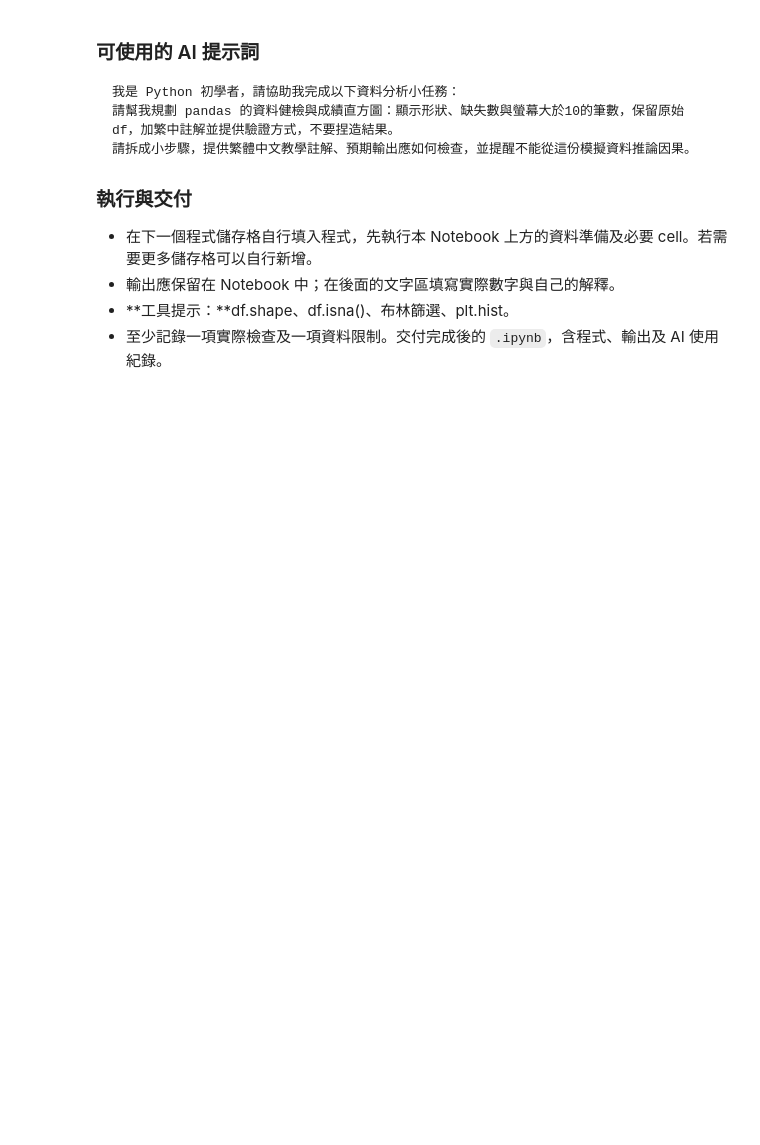
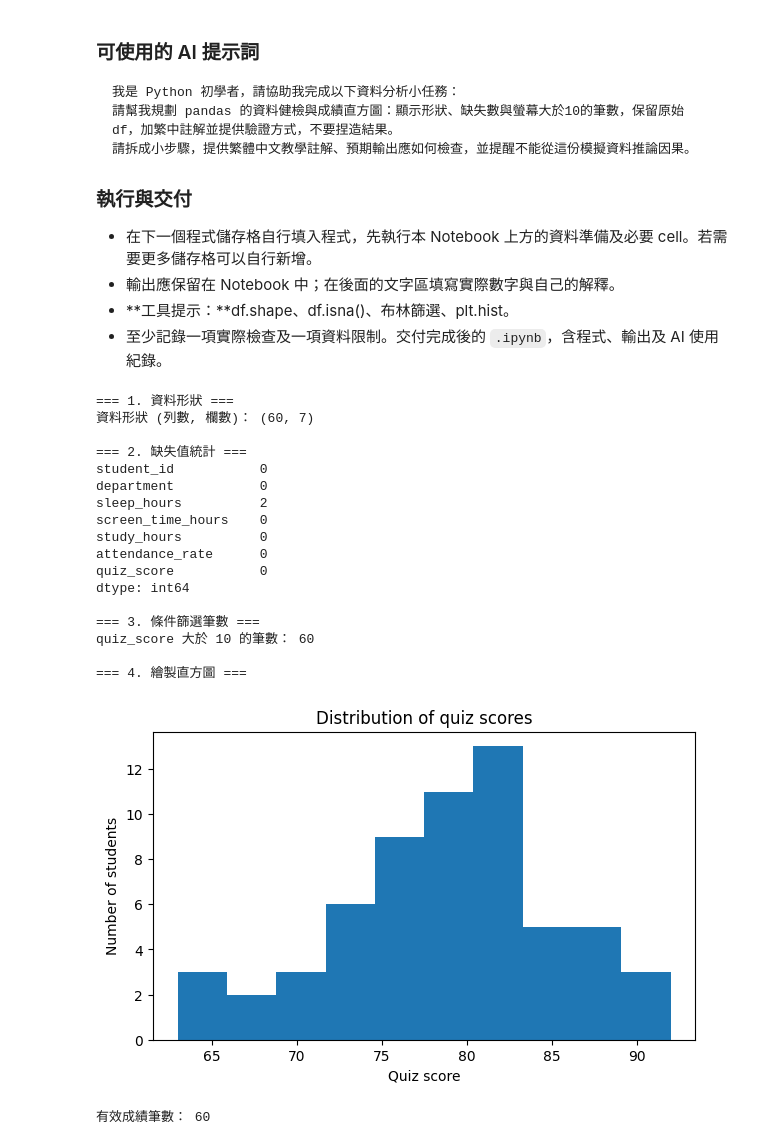
Before and after one commit to lyc221221/C114118115-cis, a Jupyter notebook: W09/04_描述統計與視覺化_學生版.ipynb, the cells around one changed output. Cells and saved outputs as stored; diff of their text form; code cells hidden in the pictures; blank space fills up the shorter version.

```diff
--- a/W09/04_描述統計與視覺化_學生版.ipynb
+++ b/W09/04_描述統計與視覺化_學生版.ipynb
@@ -181,8 +207,56 @@ for bins in [5, 10]:
 - **工具提示：**df.shape、df.isna()、布林篩選、plt.hist。
 - 至少記錄一項實際檢查及一項資料限制。交付完成後的 `.ipynb`，含程式、輸出及 AI 使用紀錄。
 # %%
-# 學生小任務 MA：請在此撰寫你的程式
-# 執行前先確認上方資料準備與必要 cell 已執行；可新增其他程式 cell。
-# TODO：依任務要求加入程式；完成後執行並保留輸出。
+import matplotlib.pyplot as plt
+import pandas as pd
+
+# 【資料健檢與視覺化一次執行】
+# 註：此處確保不修改原始 df，所有操作皆為讀取與查詢
+
+# 1. 顯示資料形狀 (列數, 欄數)
+print("=== 1. 資料形狀 ===")
+print("資料形狀 (列數, 欄數)：", df.shape)
+
+# 2. 顯示各欄位缺失值數
+print("\n=== 2. 缺失值統計 ===")
+missing_counts = df.isnull().sum()
+print(missing_counts)
+
+# 3. 計算 quiz_score 大於 10 的筆數（不改變原始 df）
+print("\n=== 3. 條件篩選筆數 ===")
+score_gt_10_count = (df["quiz_score"] > 10).sum()
+print("quiz_score 大於 10 的筆數：", score_gt_10_count)
+
+# 4. 繪製 quiz_score 的直方圖（排除缺失值，分成 10 個區間）
+print("\n=== 4. 繪製直方圖 ===")
+plt.figure(figsize=(7, 4))
+plt.hist(df["quiz_score"].dropna(), bins=10)
+plt.title("Distribution of quiz scores")
+plt.xlabel("Quiz score")
+plt.ylabel("Number of students")
+plt.show()
+
+# 驗證有效成績筆數
+print("有效成績筆數：", df["quiz_score"].count())
+# %% [output]
+=== 1. 資料形狀 ===
+資料形狀 (列數, 欄數)： (60, 7)
+
+=== 2. 缺失值統計 ===
+student_id           0
+department           0
+sleep_hours          2
+screen_time_hours    0
+study_hours          0
+attendance_rate      0
+quiz_score           0
+dtype: int64
+
+=== 3. 條件篩選筆數 ===
+quiz_score 大於 10 的筆數： 60
+
+=== 4. 繪製直方圖 ===
+[figure, added]
+有效成績筆數： 60
 # %% [markdown]
 ### ✍️ 小任務 MA｜結果與檢核（請雙擊填寫）
```
Also changed, not shown: parts of 11 cells of this notebook.
